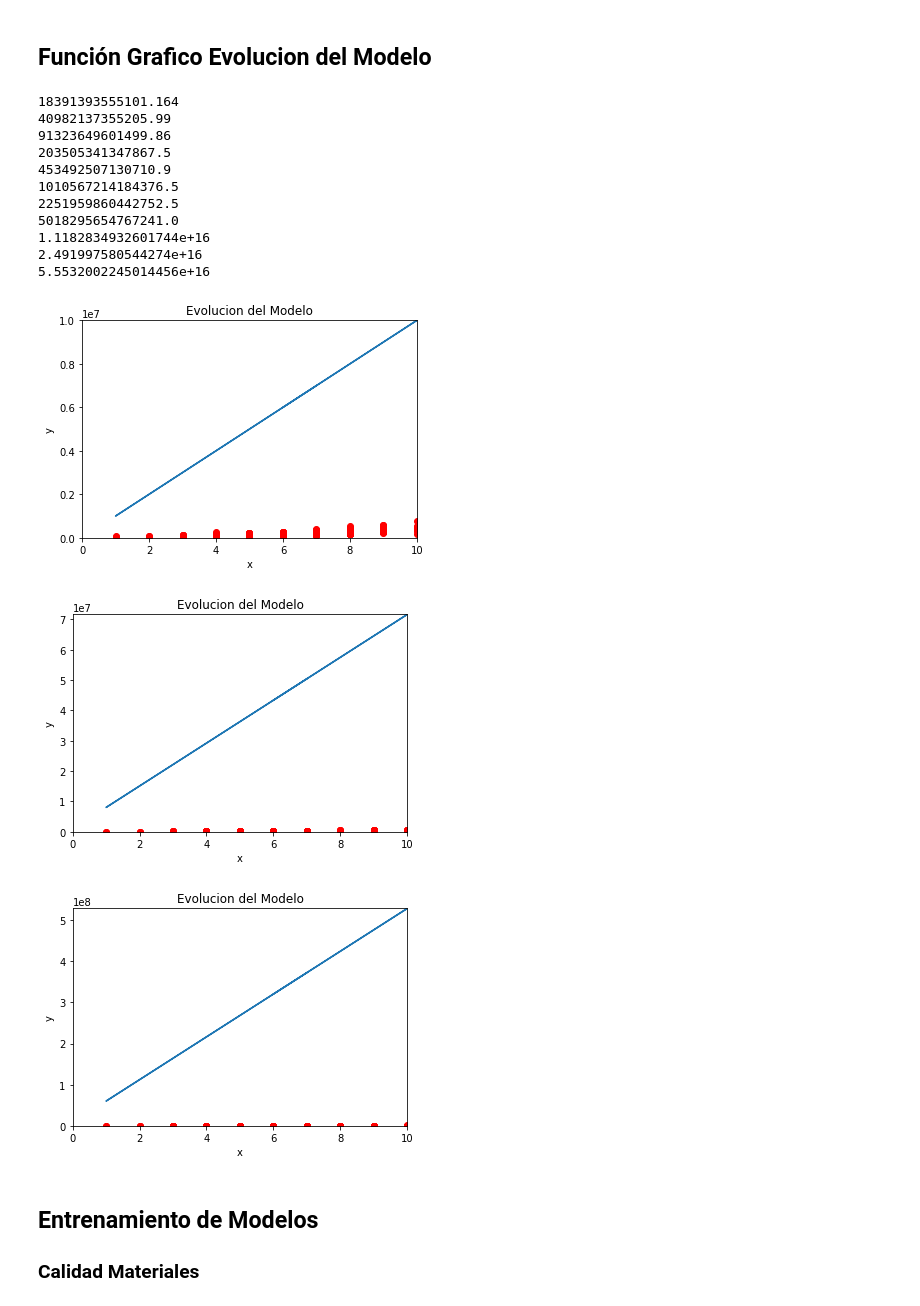
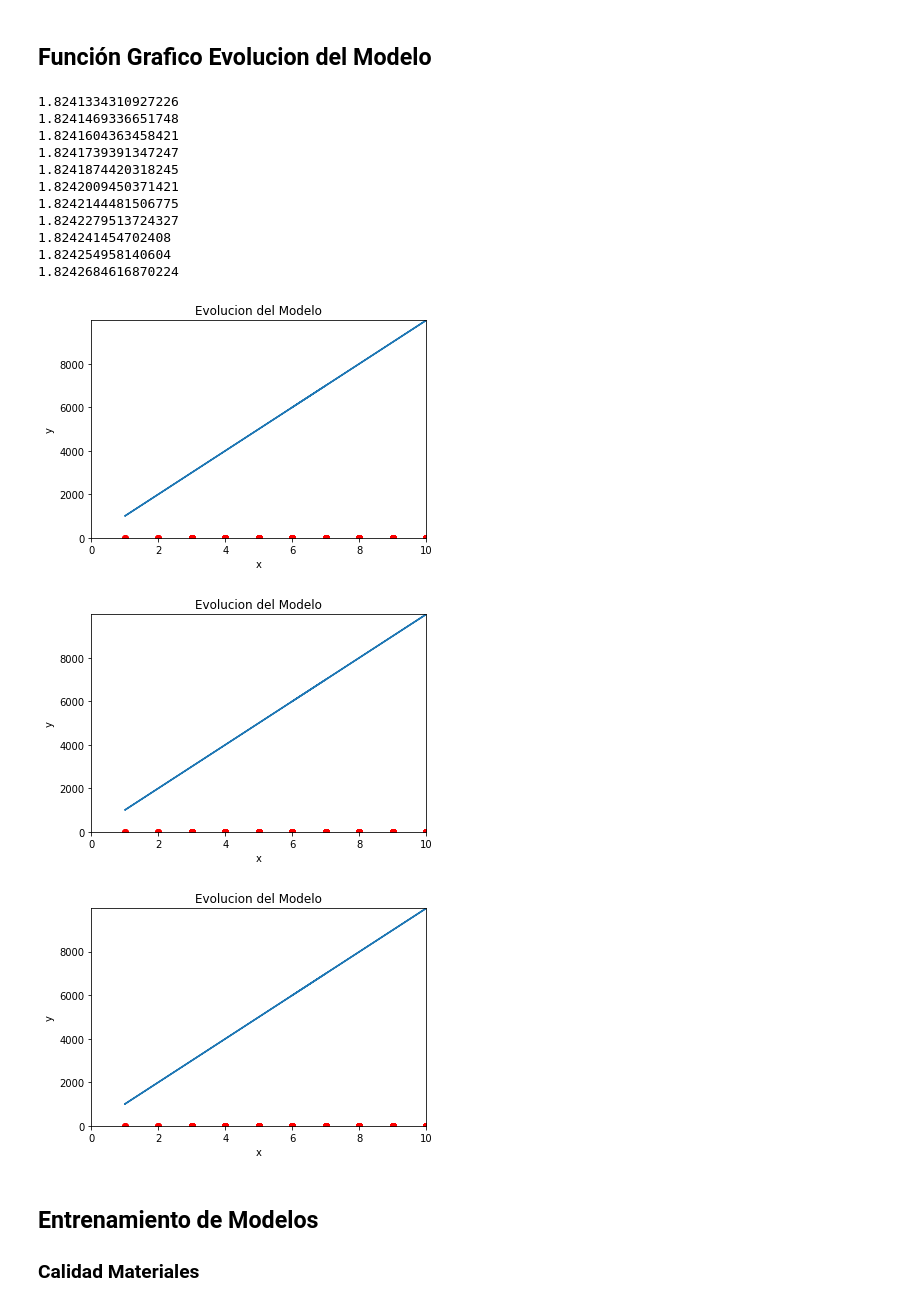
Before and after one commit to EldaCalderon/Proyecto-Phyton, a Jupyter notebook: ProyectoFinal.ipynb, the cells around one changed output. Saved outputs shown, nothing was run; the diff lists cells and outputs as text; code cells hidden in the pictures.

```diff
--- a/ProyectoFinal.ipynb
+++ b/ProyectoFinal.ipynb
@@ -505,7 +505,7 @@ vectorX2 = train[:,2]
 def regresion_lineal(vectorX, vectorY, epochs, imprimirErrorCada, lr):
 
     unos = np.ones_like(vectorX)
-    m = 1000000
+    m = 1000
     b = 0
     listaE = []
     resultado = {}
@@ -519,7 +519,7 @@ def regresion_lineal(vectorX, vectorY, epochs, imprimirErrorCada, lr):
 
     for i in range(epochs+1):
 
-        yhat = np.dot(matriz, vectorP)
+        yhat = (np.dot(matriz, vectorP)) / 100000
 
         dif = vectorY - yhat
 
@@ -547,5 +547,5 @@ def regresion_lineal(vectorX, vectorY, epochs, imprimirErrorCada, lr):
 
     return resultado
 
-regresion_lineal(vectorX1, train[:,0], 10000, 1000, 0.00001)
+regresion_lineal(vectorX1, train[:,0] / 100000, 10000, 1000, 0.000001)
 # %% [output]
@@ -642,44 +642,44 @@ grafico_error(vectorX1, train[:,0], 10000, 1000, 0.00001)
 # %%
 def grafico_evolucion(estructura_datos, n, vectorx, vectory, epochs):
 
     x = vectorx
     dic = estructura_datos
 
     for i in range (epochs+1):
         vector = dic[i]
         m = vector[0]
         b = vector[1]
         y = m * x + b
 
         if i % n == 0:
             plt.plot(x,y)
             plt.scatter(vectorx, vectory,marker="o",color="r")
             plt.xlabel('x')
             plt.ylabel('y')
             plt.xlim(0,np.max(x))
             plt.ylim(0,np.max(y))
             plt.title('Evolucion del Modelo')
             plt.show()
 
 
 
 epochs = 10000
-grafico_evolucion(regresion_lineal(vectorX1, train[:,0], epochs, 1000, 0.00001),5000, train[:,1], train[:,0], epochs)
+grafico_evolucion(regresion_lineal(vectorX1, train[:,0] / 100000, epochs, 1000, 0.00001),5000, train[:,1], train[:,0] / 100000, epochs)
 # %% [output]
-18391393555101.164
-40982137355205.99
-91323649601499.86
-203505341347867.5
-453492507130710.9
-1010567214184376.5
-2251959860442752.5
-5018295654767241.0
-1.1182834932601744e+16
-2.491997580544274e+16
-5.5532002245014456e+16
+1.8241334310927226
+1.8241469336651748
+1.8241604363458421
+1.8241739391347247
+1.8241874420318245
+1.8242009450371421
+1.8242144481506775
+1.8242279513724327
+1.824241454702408
+1.824254958140604
+1.8242684616870224
-[figure, old version]
+[figure, new version]
-[figure, old version]
+[figure, new version]
-[figure, old version]
+[figure, new version]
 # %% [markdown]
 ## Entrenamiento de Modelos
 
```
Also changed, not shown: parts of 13 cells of this notebook.
